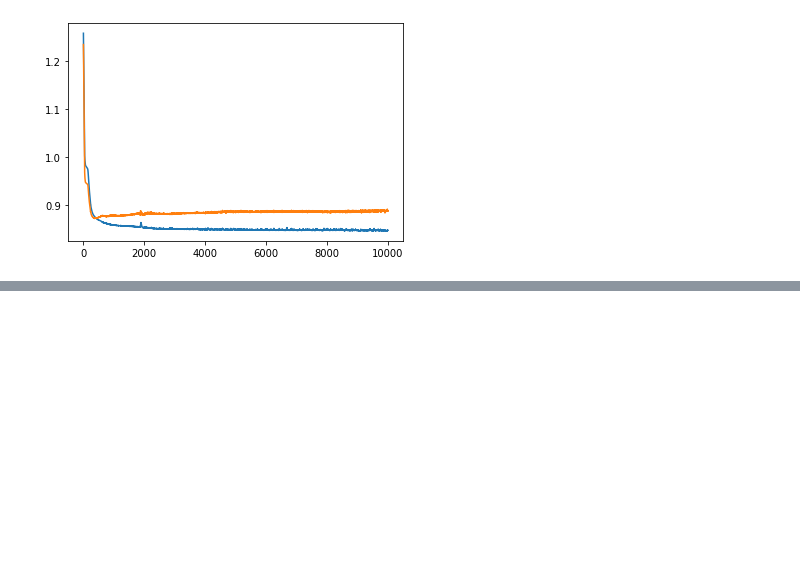
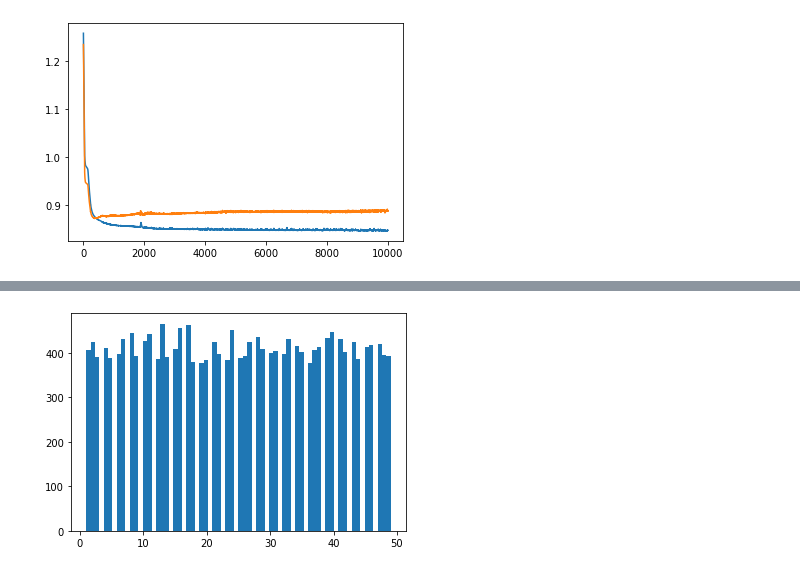
Before and after one commit to dandarm/Embednet, a Jupyter notebook: Test_autoencoder_Linear.ipynb, the cells around one changed output, grey strips where cells are left out. Cells and saved outputs as stored; diff of their text form; code cells hidden in the pictures; blank space fills up the shorter version.

```diff
--- a/Test_autoencoder_Linear.ipynb
+++ b/Test_autoencoder_Linear.ipynb
@@ -194,0 +276,4 @@ plt.plot(test_losses)
+# %%
+plt.hist(int_random, bins=70);
+# %% [output]
+[figure, added]
```
Also changed, not shown: parts of 18 cells of this notebook, 18 other files.
